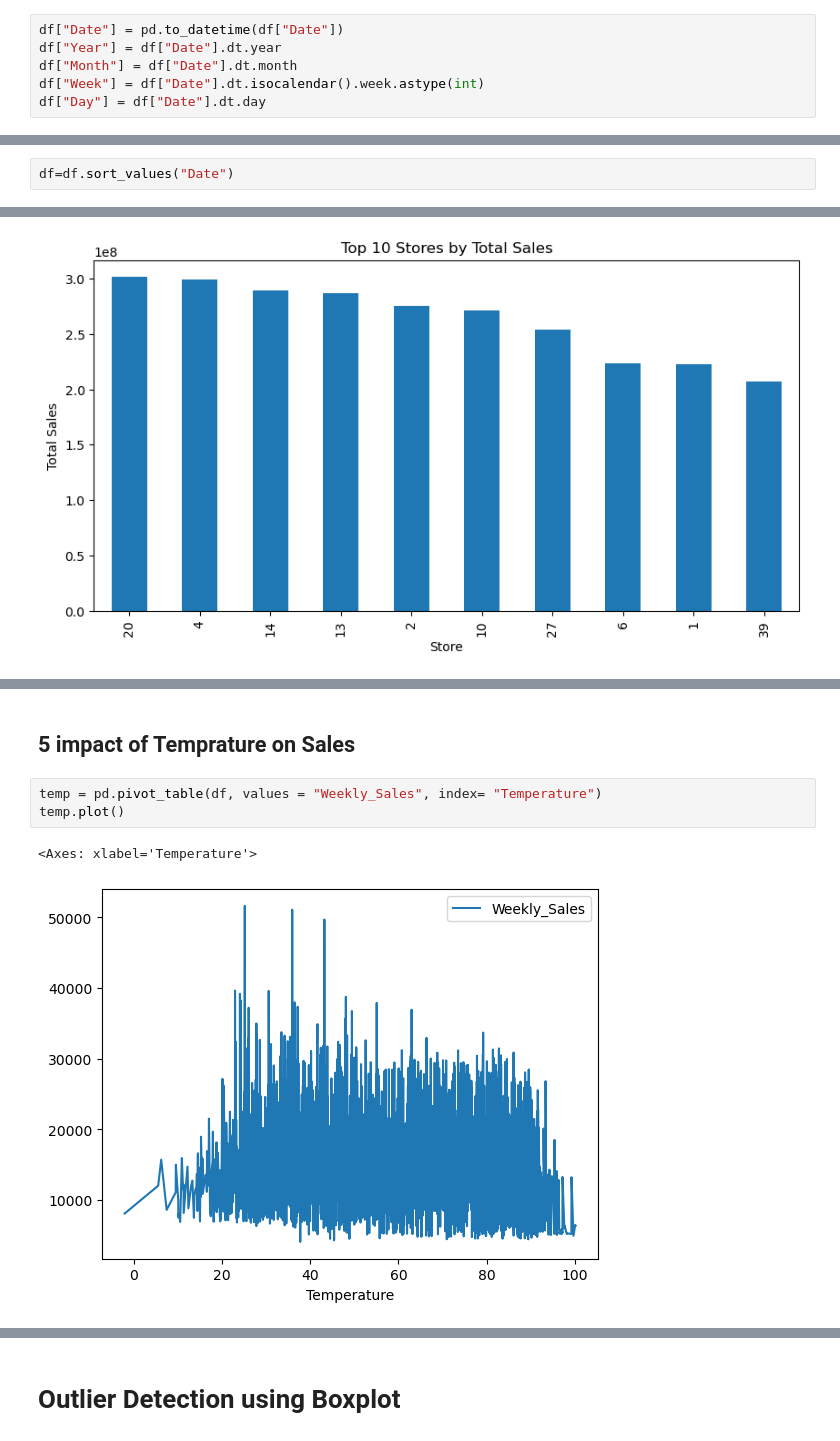
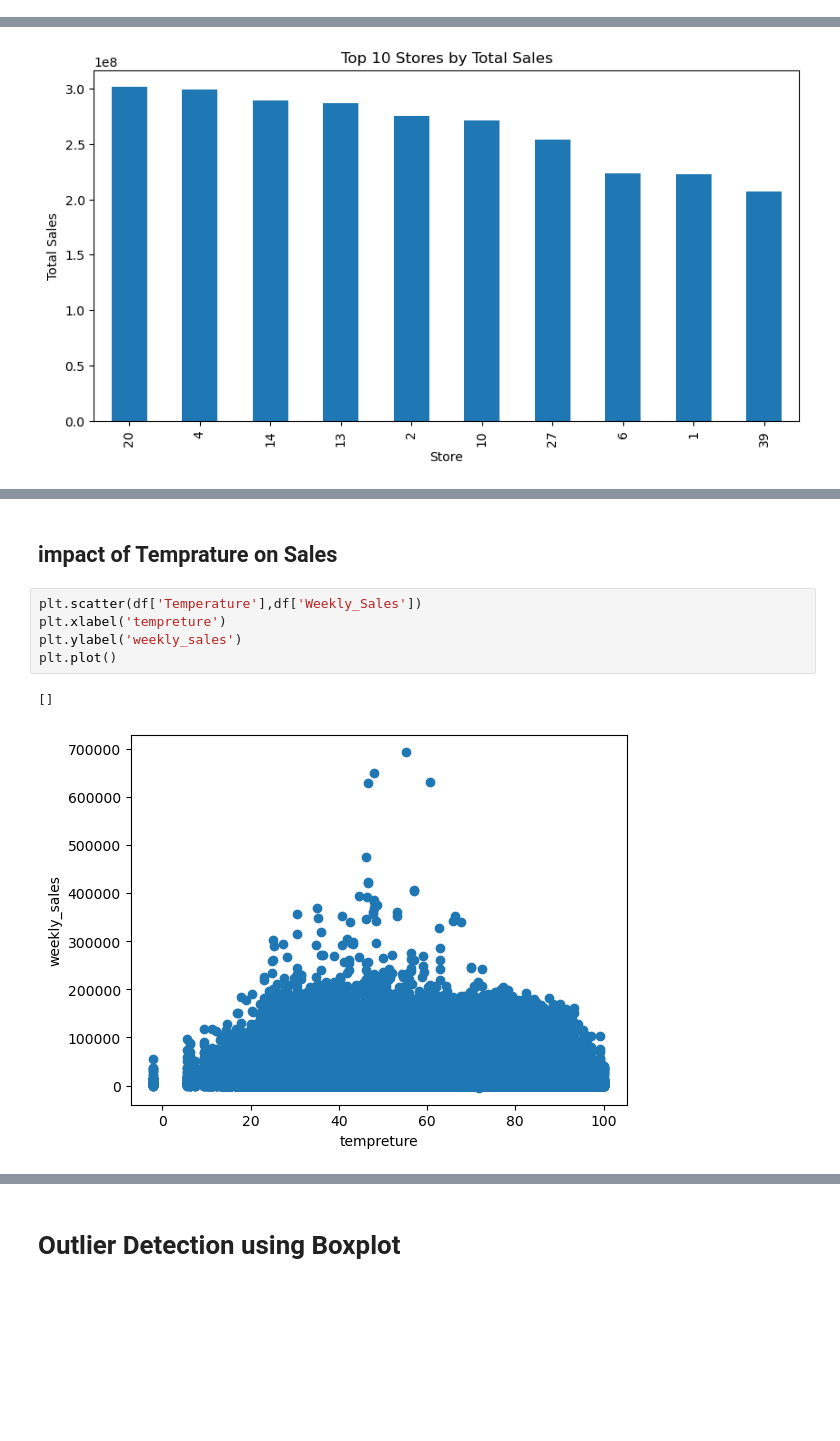
Before and after one commit to GARGI-GHORAI/soil-pollution-diseases, a Jupyter notebook: Walmart Sales Prediction (2).ipynb, the cells around one changed output, grey strips where cells are left out. Cells and saved outputs as stored; diff of their text form; blank space fills up the shorter version.

```diff
--- a/Walmart Sales Prediction (2).ipynb
+++ b/Walmart Sales Prediction (2).ipynb
@@ -73,9 +73,3 @@ IsHoliday_y          0
 Type                 0
 Size                 0
 dtype: int64
-# %%
-df["Date"] = pd.to_datetime(df["Date"])
-df["Year"] = df["Date"].dt.year
-df["Month"] = df["Date"].dt.month
-df["Week"] = df["Date"].dt.isocalendar().week.astype(int)
-df["Day"] = df["Date"].dt.day
@@ -88,5 +78,3 @@ df["IsHoliday_y"] = df["IsHoliday_y"].astype(int)
-# %%
-df=df.sort_values("Date")
 # %%
 df.info()
 # %% [output]
@@ -268,9 +273,11 @@ fuel_price.plot()
 # %% [markdown]
-## 5 impact of Temprature  on Sales
+##  impact of Temprature  on Sales
 # %%
-temp = pd.pivot_table(df, values = "Weekly_Sales", index= "Temperature")
-temp.plot()
+plt.scatter(df['Temperature'],df['Weekly_Sales'])
+plt.xlabel('tempreture')
+plt.ylabel('weekly_sales')
+plt.plot()
 # %% [output]
-<Axes: xlabel='Temperature'>
+[]
-[figure, old version]
+[figure, new version]
 # %% [markdown]
```
Also changed, not shown: parts of 67 cells of this notebook.
